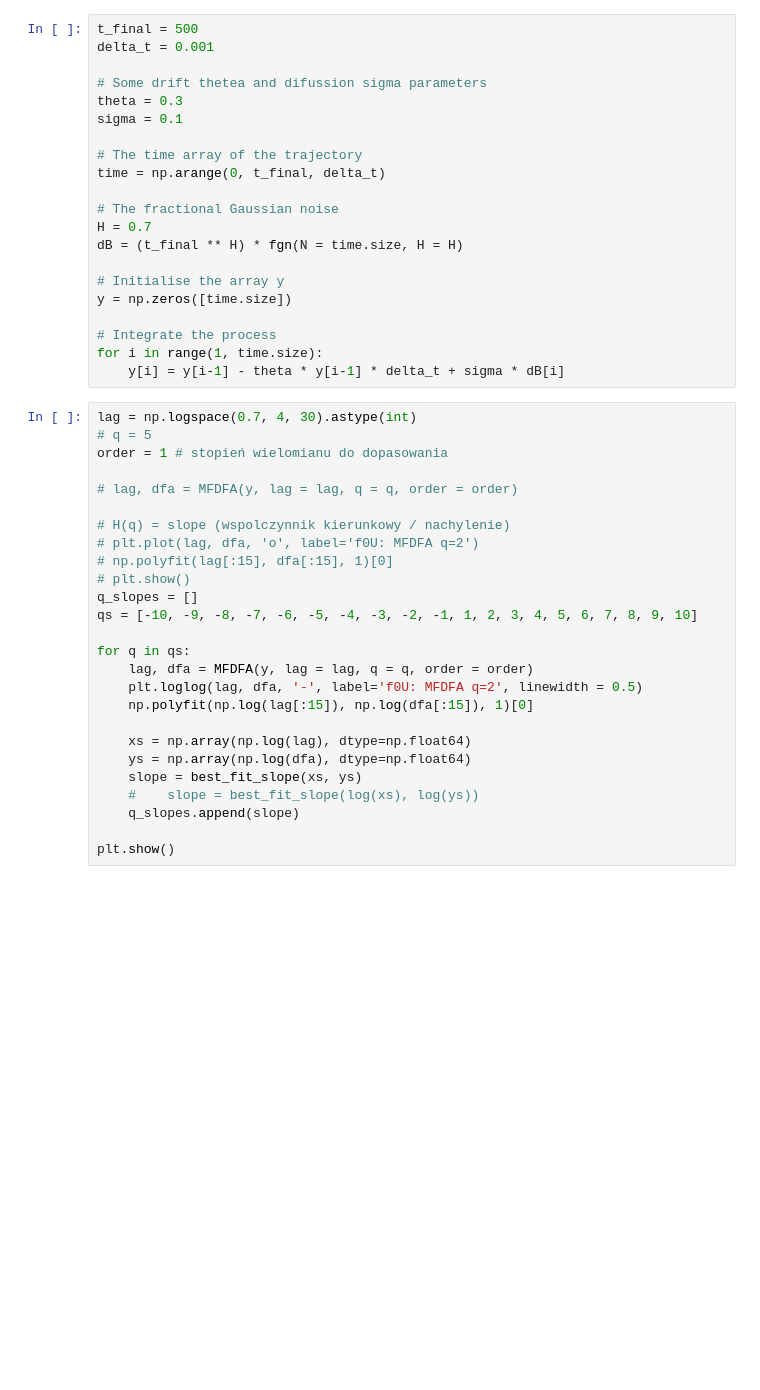
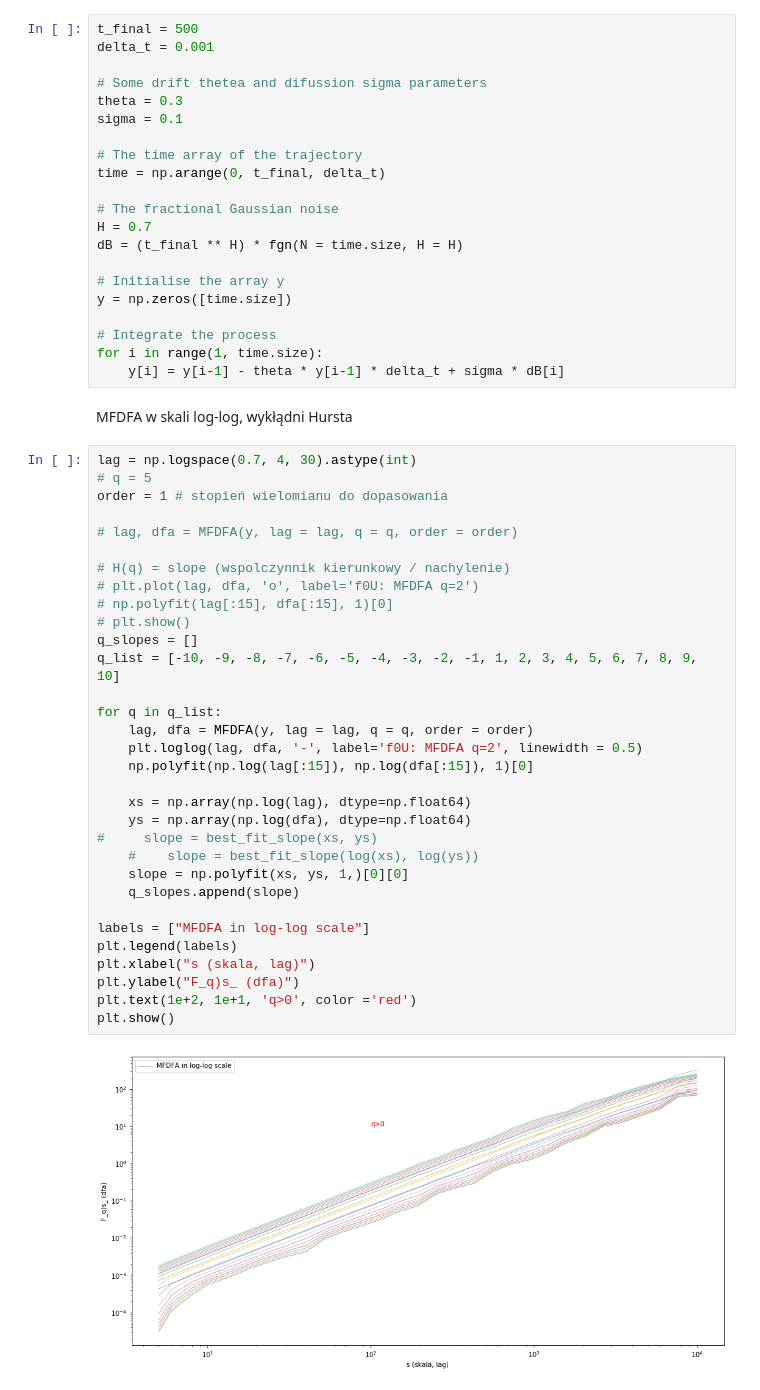
Before and after one commit to pawel717-SCGE/lab1, a Jupyter notebook: lab1-SCGE.ipynb, the cells around one changed output. Saved outputs shown, nothing was run; the diff lists cells and outputs as text; blank space fills up the shorter version.

Commit message:
MFDFA patch

```diff
--- a/lab1-SCGE.ipynb
+++ b/lab1-SCGE.ipynb
@@ -579,30 +582,40 @@ y = np.zeros([time.size])
 # Integrate the process
 for i in range(1, time.size):
     y[i] = y[i-1] - theta * y[i-1] * delta_t + sigma * dB[i]
+# %% [markdown]
+MFDFA w skali log-log, wykłądni Hursta
 # %%
 lag = np.logspace(0.7, 4, 30).astype(int)
 # q = 5
 order = 1 # stopień wielomianu do dopasowania
 
 # lag, dfa = MFDFA(y, lag = lag, q = q, order = order)
 
 # H(q) = slope (wspolczynnik kierunkowy / nachylenie)
 # plt.plot(lag, dfa, 'o', label='f0U: MFDFA q=2')
 # np.polyfit(lag[:15], dfa[:15], 1)[0]
 # plt.show()
 q_slopes = []
-qs = [-10, -9, -8, -7, -6, -5, -4, -3, -2, -1, 1, 2, 3, 4, 5, 6, 7, 8, 9, 10]
+q_list = [-10, -9, -8, -7, -6, -5, -4, -3, -2, -1, 1, 2, 3, 4, 5, 6, 7, 8, 9, 10]
 
-for q in qs:
+for q in q_list:
     lag, dfa = MFDFA(y, lag = lag, q = q, order = order)
     plt.loglog(lag, dfa, '-', label='f0U: MFDFA q=2', linewidth = 0.5)
     np.polyfit(np.log(lag[:15]), np.log(dfa[:15]), 1)[0]
 
     xs = np.array(np.log(lag), dtype=np.float64)
     ys = np.array(np.log(dfa), dtype=np.float64)
-    slope = best_fit_slope(xs, ys)
+#     slope = best_fit_slope(xs, ys)
     #    slope = best_fit_slope(log(xs), log(ys))
+    slope = np.polyfit(xs, ys, 1,)[0][0]
     q_slopes.append(slope)
 
+labels = ["MFDFA in log-log scale"]
+plt.legend(labels)
+plt.xlabel("s (skala, lag)")
+plt.ylabel("F_q)s_ (dfa)")
+plt.text(1e+2, 1e+1, 'q>0', color ='red')
 plt.show()
+# %% [output]
+[figure, added]
 # %%
```
Also changed, not shown: parts of 7 cells of this notebook.
